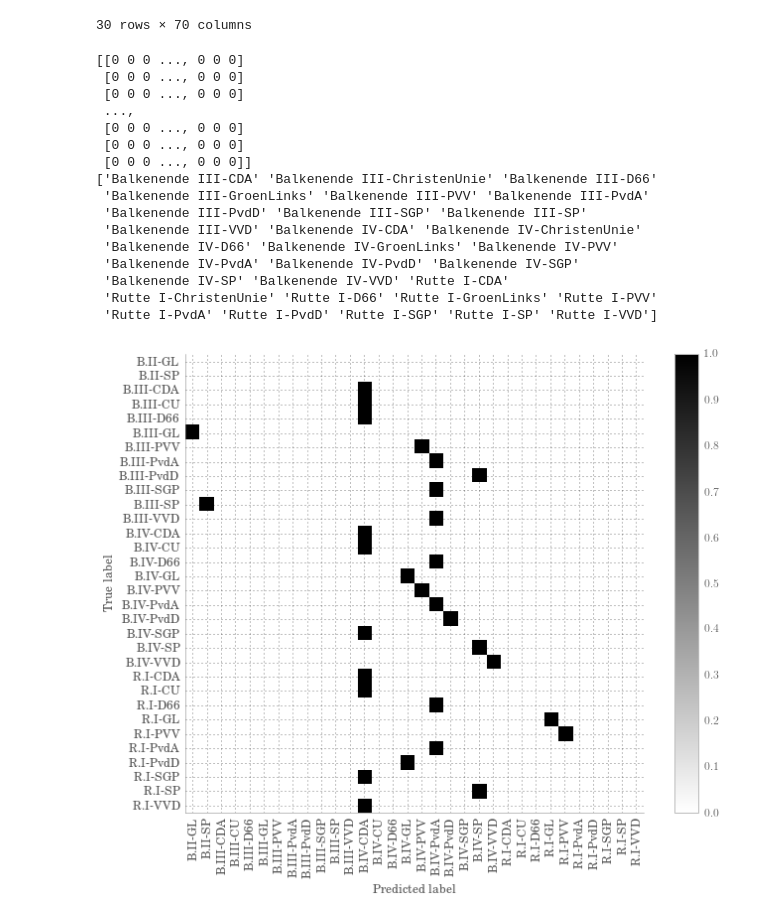
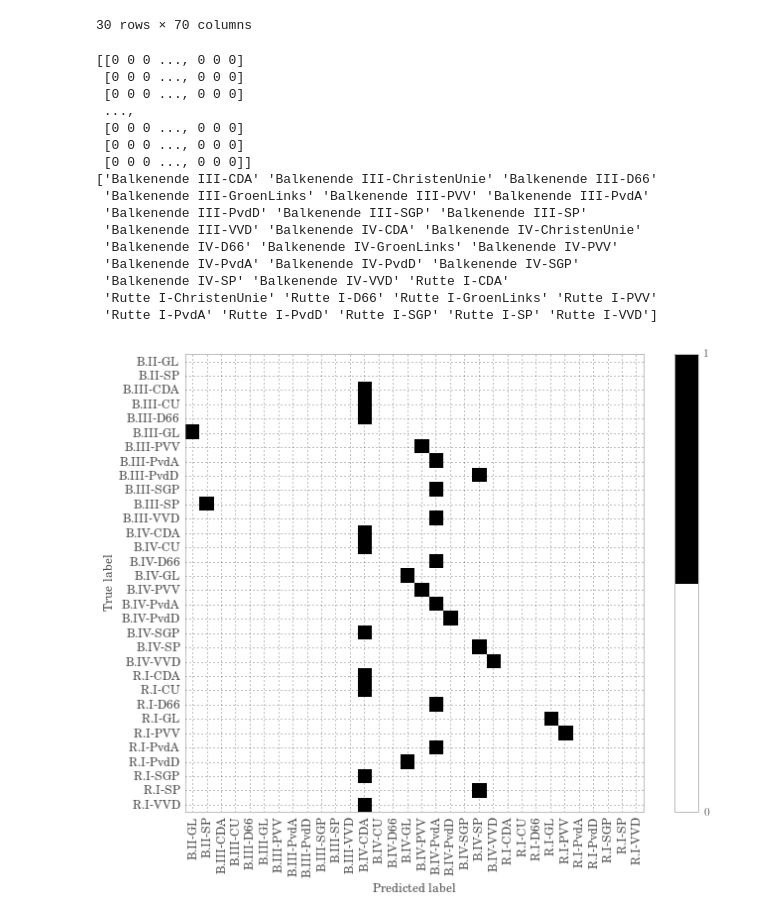
Before and after one commit to jvdzwaan/dilipad, a Jupyter notebook: results/plots confusion matrices.ipynb, the cells around one changed output. Drawn from its saved outputs; the diff is of its cells as text; code cells hidden in the pictures.

```diff
--- a/results/plots confusion matrices.ipynb
+++ b/results/plots confusion matrices.ipynb
@@ -79,10 +79,7 @@ def latexify(fig_width=None, fig_height=None, columns=1):
 
 def format_axes(ax):
 
-    for spine in ['top', 'right']:
-        ax.spines[spine].set_visible(False)
-
-    for spine in ['left', 'bottom']:
+    for spine in ['left', 'bottom', 'top', 'right']:
         ax.spines[spine].set_color(SPINE_COLOR)
         ax.spines[spine].set_linewidth(0.5)
 
@@ -156,13 +160,16 @@ data
 # %%
 cm = confusion_matrix( data['label_prev'], data['top1'])
 print cm
+
+cmap = colors.ListedColormap(['white', 'black'])
+bounds=[0, 1]
 
 latexify(10, 8)
 plt.figure()
 axes = plt.gca()
 format_axes(axes)
-plt.imshow(cm, interpolation='nearest', cmap=plt.cm.gray_r)
-plt.colorbar()
+plt.imshow(cm, interpolation='nearest', cmap=cmap)
+plt.colorbar(ticks=bounds)
 
 labels = data['label_prev'].unique()
 labels.sort()
@@ -172,31 +179,31 @@ labels = ['B.II-GL', 'B.II-SP',
           'B.III-SP', 'B.III-VVD',
           'B.IV-CDA', 'B.IV-CU', 'B.IV-D66', 'B.IV-GL', 'B.IV-PVV', 'B.IV-PvdA', 'B.IV-PvdD', 'B.IV-SGP', 'B.IV-SP',
           'B.IV-VVD',
           'R.I-CDA', 'R.I-CU', 'R.I-D66', 'R.I-GL', 'R.I-PVV', 'R.I-PvdA', 'R.I-PvdD', 'R.I-SGP', 'R.I-SP',
           'R.I-VVD']
 tick_marks = np.arange(len(labels))
 plt.xticks(tick_marks, labels, rotation=90)
 plt.yticks(tick_marks, labels)
 plt.tight_layout()
 plt.ylabel('True label')
 plt.xlabel('Predicted label')
 plt.tight_layout()
 plt.savefig("/home/jvdzwaan/Dropbox/Publications/Papers/Dilipad/latex/images/mp_parties_time_prev_confusion_matrix.pdf")
 # %% [output]
 [[0 0 0 ..., 0 0 0]
  [0 0 0 ..., 0 0 0]
  [0 0 0 ..., 0 0 0]
  ...,
  [0 0 0 ..., 0 0 0]
  [0 0 0 ..., 0 0 0]
  [0 0 0 ..., 0 0 0]]
 ['Balkenende III-CDA' 'Balkenende III-ChristenUnie' 'Balkenende III-D66'
  'Balkenende III-GroenLinks' 'Balkenende III-PVV' 'Balkenende III-PvdA'
  'Balkenende III-PvdD' 'Balkenende III-SGP' 'Balkenende III-SP'
  'Balkenende III-VVD' 'Balkenende IV-CDA' 'Balkenende IV-ChristenUnie'
  'Balkenende IV-D66' 'Balkenende IV-GroenLinks' 'Balkenende IV-PVV'
  'Balkenende IV-PvdA' 'Balkenende IV-PvdD' 'Balkenende IV-SGP'
  'Balkenende IV-SP' 'Balkenende IV-VVD' 'Rutte I-CDA'
  'Rutte I-ChristenUnie' 'Rutte I-D66' 'Rutte I-GroenLinks' 'Rutte I-PVV'
  'Rutte I-PvdA' 'Rutte I-PvdD' 'Rutte I-SGP' 'Rutte I-SP' 'Rutte I-VVD']
-[figure, old version]
+[figure, new version]
```
Also changed, not shown: parts of 2 cells of this notebook.
